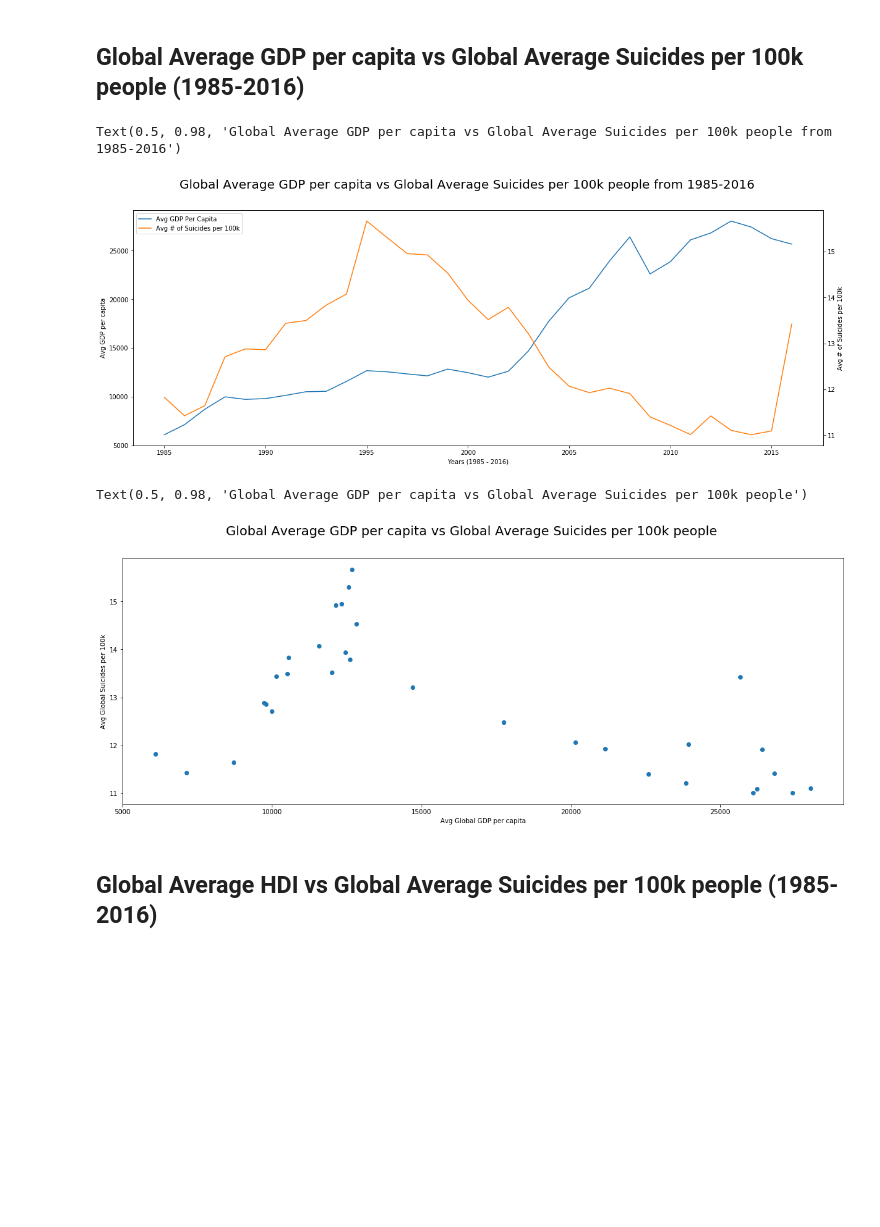
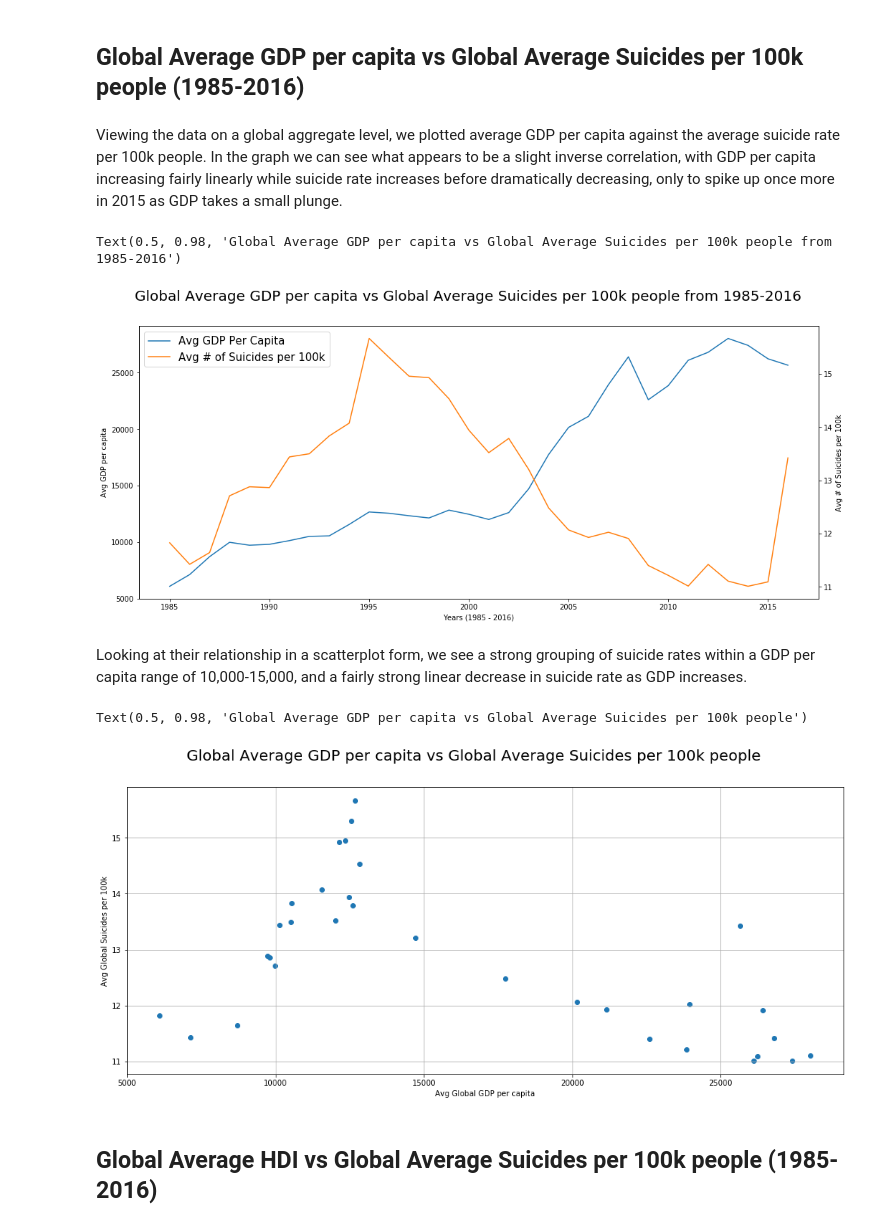
Before and after one commit to sethdagostino/COGS-108-Final-Project, a Jupyter notebook: FinalProject.ipynb, the cells around one changed output. Cells and saved outputs as stored; diff of their text form; code cells hidden in the pictures; blank space fills up the shorter version.

```diff
--- a/FinalProject.ipynb
+++ b/FinalProject.ipynb
@@ -216,38 +225,42 @@ world_suicide_rates.plot(column='suicides_per_100k', ax=ax, legend=True)
 [figure]
 # %% [markdown]
 ## Global Average GDP per capita vs Global Average Suicides per 100k people (1985-2016)
+# %% [markdown]
+Viewing the data on a global aggregate level, we plotted average GDP per capita against the average suicide rate per 100k people. In the graph we can see what appears to be a slight inverse correlation, with GDP per capita increasing fairly linearly while suicide rate increases before dramatically decreasing, only to spike up once more in 2015 as GDP takes a small plunge.
 # %%
 global_stats = rates_85_16.groupby(["year"]).mean().reset_index()
 
-fig, ax1 = plt.subplots(figsize=(20, 7))
+fig, ax1 = plt.subplots(figsize=(17, 7))
 
 color = 'tab:blue'
 ax1.set_xlabel('Years (1985 - 2016)')
 ax1.set_ylabel('Avg GDP per capita')
 line1 = ax1.plot(global_stats["year"], global_stats["gdp_per_capita"], color=color, label="Avg GDP Per Capita")
-ax1.legend(loc=0)
 
 ax2 = ax1.twinx()
 
 color = "tab:orange"
 ax2.set_ylabel('Avg # of Suicides per 100k')
 line2 = ax2.plot(global_stats["year"], global_stats["suicides_per_100k"], color=color, label="Avg # of Suicides per 100k")
 
 lines = line1 + line2
 labels = [l.get_label() for l in lines]
-ax1.legend(lines, labels, loc=0)
+ax1.legend(lines, labels, loc=0,prop={'size':15})
 fig.suptitle("Global Average GDP per capita vs Global Average Suicides per 100k people from 1985-2016", fontsize=20)
 # %% [output]
 Text(0.5, 0.98, 'Global Average GDP per capita vs Global Average Suicides per 100k people from 1985-2016')
-[figure, old version]
+[figure, new version]
+# %% [markdown]
+Looking at their relationship in a scatterplot form, we see a strong grouping of suicide rates within a GDP per capita range of 10,000-15,000, and a fairly strong linear decrease in suicide rate as GDP increases.
 # %%
-fig, ax1 = plt.subplots(figsize=(20, 7))
+fig, ax1 = plt.subplots(figsize=(17, 7))
 ax1.set_xlabel('Avg Global GDP per capita')
 ax1.set_ylabel('Avg Global Suicides per 100k')
 ax1.scatter(global_stats["gdp_per_capita"], global_stats["suicides_per_100k"])
+plt.grid(True)
 fig.suptitle("Global Average GDP per capita vs Global Average Suicides per 100k people", fontsize=20)
 # %% [output]
 Text(0.5, 0.98, 'Global Average GDP per capita vs Global Average Suicides per 100k people')
-[figure, old version]
+[figure, new version]
 # %% [markdown]
 ## Global Average HDI vs Global Average Suicides per 100k people (1985-2016)
```
Also changed, not shown: parts of 28 cells of this notebook.
